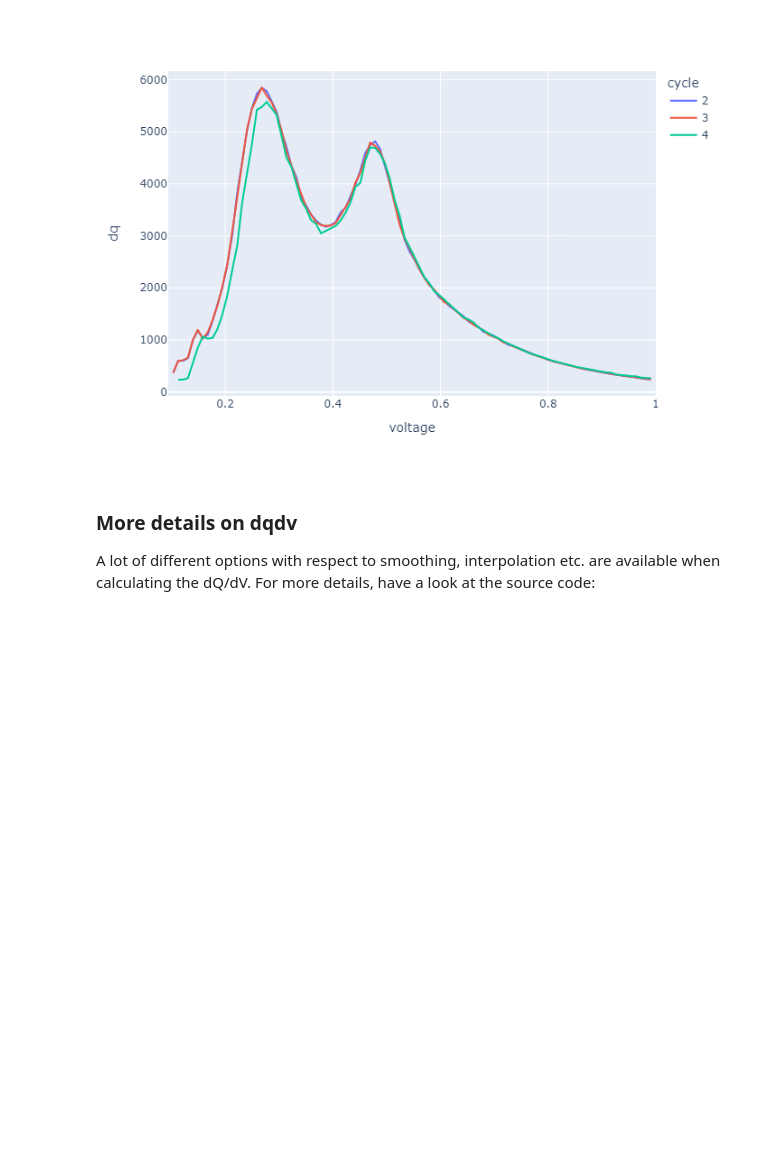
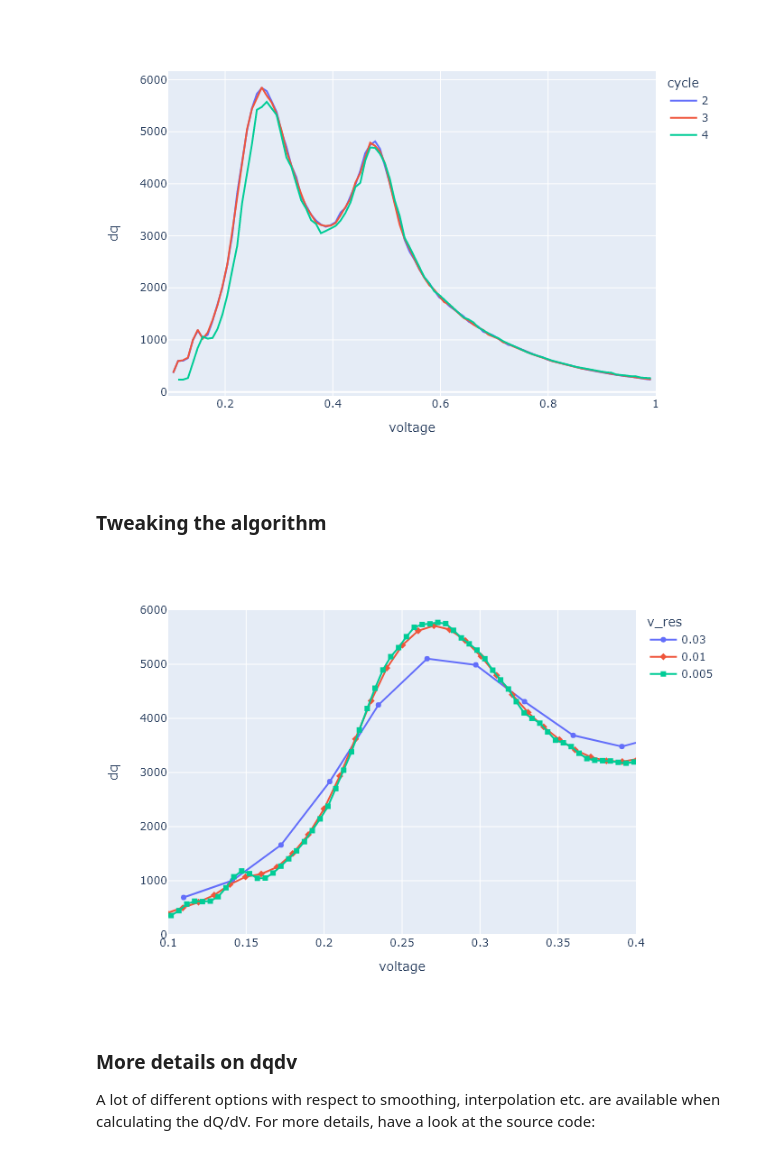
Before and after one commit to jepegit/cellpy, a Jupyter notebook: examples/04_incremental_capacity_analysis.ipynb, the cells around one changed output. Cells and saved outputs as stored; diff of their text form; code cells hidden in the pictures; blank space fills up the shorter version.

```diff
--- a/examples/04_incremental_capacity_analysis.ipynb
+++ b/examples/04_incremental_capacity_analysis.ipynb
@@ -73,5 +72,17 @@ px.line(charge_ica,x="voltage",y="dq",color="cycle")
 # %% [output]
 [figure]
+# %% [markdown]
+### Tweaking the algorithm
+# %%
+ica_df_1 = ica.dqdv(c, cycle=3, voltage_resolution=0.03)
+ica_df_2 = ica.dqdv(c, cycle=3, voltage_resolution=0.01)
+ica_df_3 = ica.dqdv(c, cycle=3, voltage_resolution=0.005)
+# %%
+import pandas as pd
+ica_both = pd.concat([ica_df_1, ica_df_2, ica_df_3], keys=["0.03", "0.01", "0.005"], names=["v_res", "index"]).reset_index()
+px.line(ica_both, x="voltage", y="dq", color="v_res", range_x=[0.1, 0.4], range_y=[0, 6000], symbol="v_res")
+# %% [output]
+[figure, added]
 # %% [markdown]
 ### More details on dqdv
 A lot of different options with respect to smoothing, interpolation etc. are available when calculating the dQ/dV. For more details, have a look at the source code:
```
Also changed, not shown: parts of 12 cells of this notebook, 8 other files.
